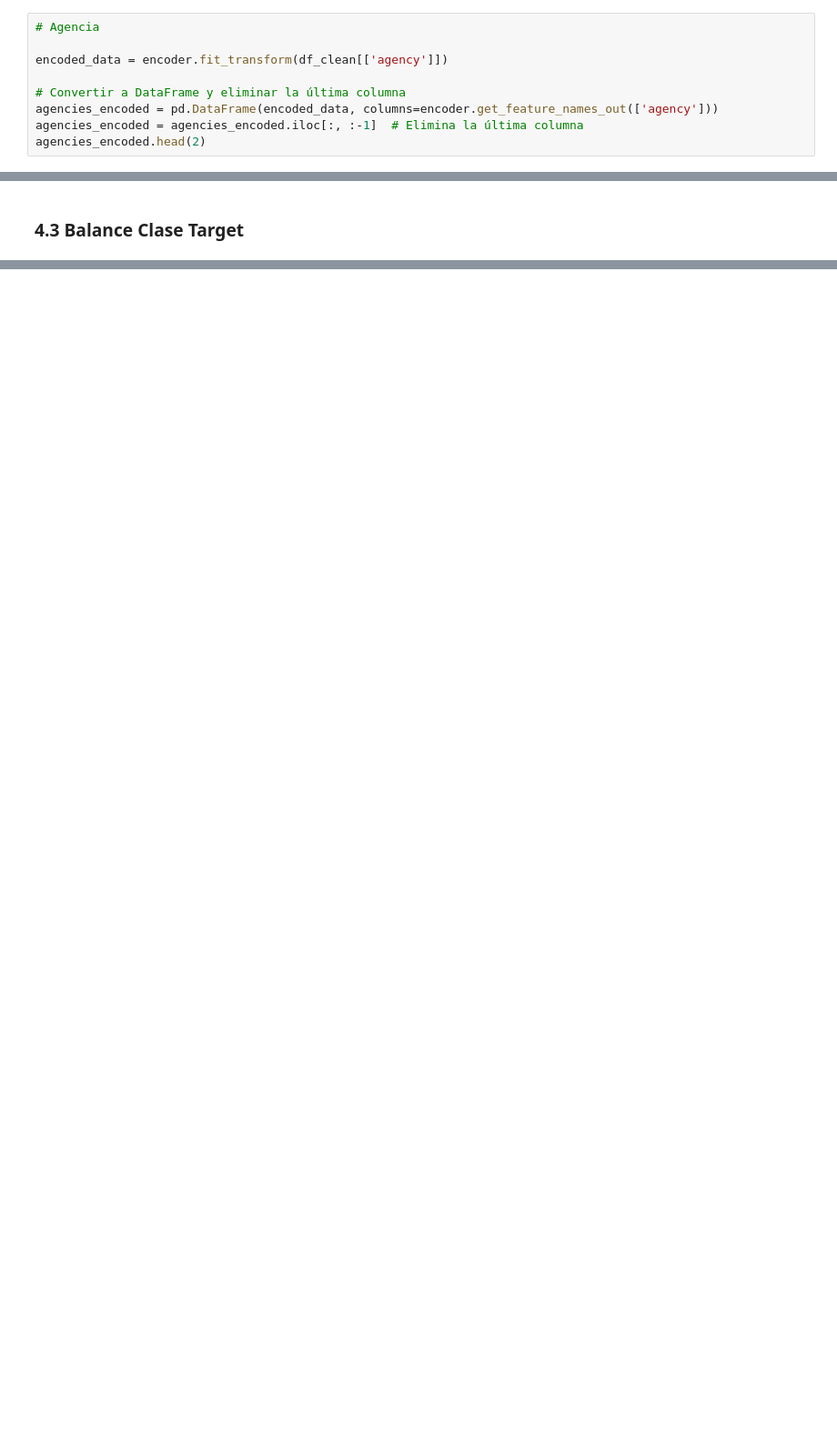
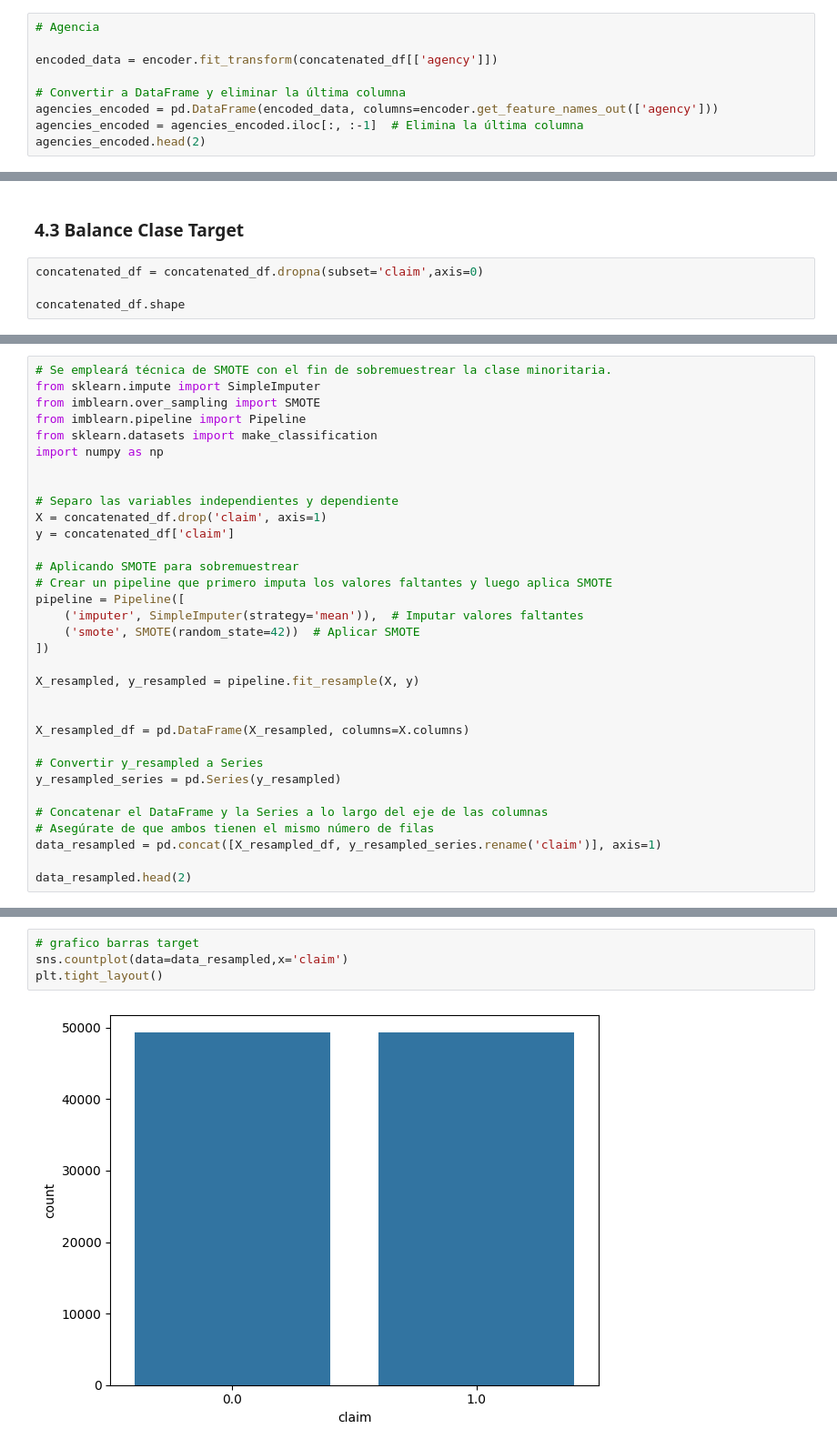
Before and after one commit to gdelgador/MineriaDatos, a Jupyter notebook: Actividad1.ipynb, the cells around one changed output, grey strips where cells are left out. Shown at 91% size. Cells and saved outputs as stored; diff of their text form; blank space fills up the shorter version.

```diff
--- a/Actividad1.ipynb
+++ b/Actividad1.ipynb
@@ -551,7 +559,7 @@ df_clean.shape
 # %%
 # Agencia
 
-encoded_data = encoder.fit_transform(df_clean[['agency']])
+encoded_data = encoder.fit_transform(concatenated_df[['agency']])
 
 # Convertir a DataFrame y eliminar la última columna
 agencies_encoded = pd.DataFrame(encoded_data, columns=encoder.get_feature_names_out(['agency']))
@@ -606,2 +611,6 @@ memory usage: 24.0 MB
 # %% [markdown]
 ### 4.3 Balance Clase Target
+# %%
+concatenated_df = concatenated_df.dropna(subset='claim',axis=0)
+
+concatenated_df.shape
@@ -607,0 +619,33 @@ memory usage: 24.0 MB
+# %%
+# Se empleará técnica de SMOTE con el fin de sobremuestrear la clase minoritaria.
+from sklearn.impute import SimpleImputer
+from imblearn.over_sampling import SMOTE
+from imblearn.pipeline import Pipeline
+from sklearn.datasets import make_classification
+import numpy as np
+
+
+# Separo las variables independientes y dependiente
+X = concatenated_df.drop('claim', axis=1)
+y = concatenated_df['claim']
+
+# Aplicando SMOTE para sobremuestrear
+# Crear un pipeline que primero imputa los valores faltantes y luego aplica SMOTE
+pipeline = Pipeline([
+    ('imputer', SimpleImputer(strategy='mean')),  # Imputar valores faltantes
+    ('smote', SMOTE(random_state=42))  # Aplicar SMOTE
+])
+
+X_resampled, y_resampled = pipeline.fit_resample(X, y)
+
+
+X_resampled_df = pd.DataFrame(X_resampled, columns=X.columns)
+
+# Convertir y_resampled a Series
+y_resampled_series = pd.Series(y_resampled)
+
+# Concatenar el DataFrame y la Series a lo largo del eje de las columnas
+# Asegúrate de que ambos tienen el mismo número de filas
+data_resampled = pd.concat([X_resampled_df, y_resampled_series.rename('claim')], axis=1)
+
+data_resampled.head(2)
@@ -608 +664,7 @@ memory usage: 24.0 MB
+# %%
+# grafico barras target
+sns.countplot(data=data_resampled,x='claim')
+plt.tight_layout()
+# %% [output]
+[figure, added]
 # %%
```
Also changed, not shown: parts of 20 cells of this notebook, 1 other file.
